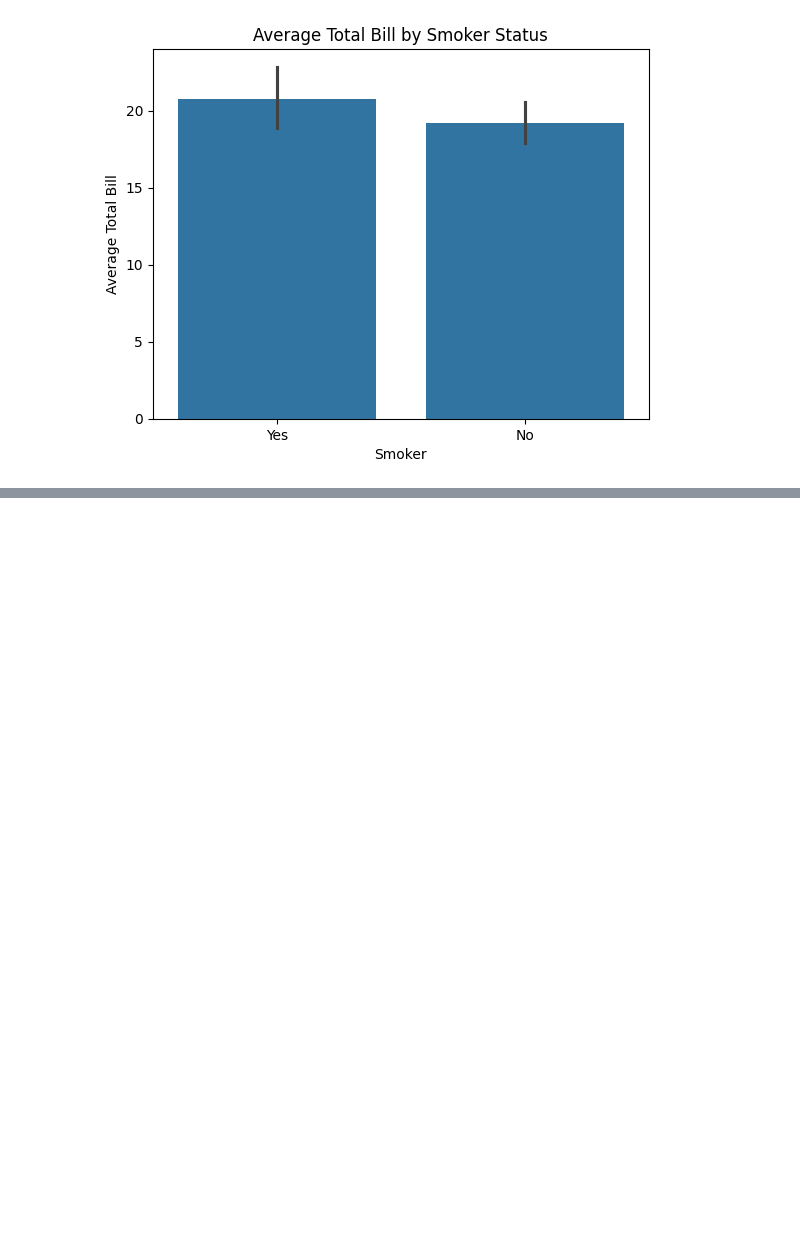
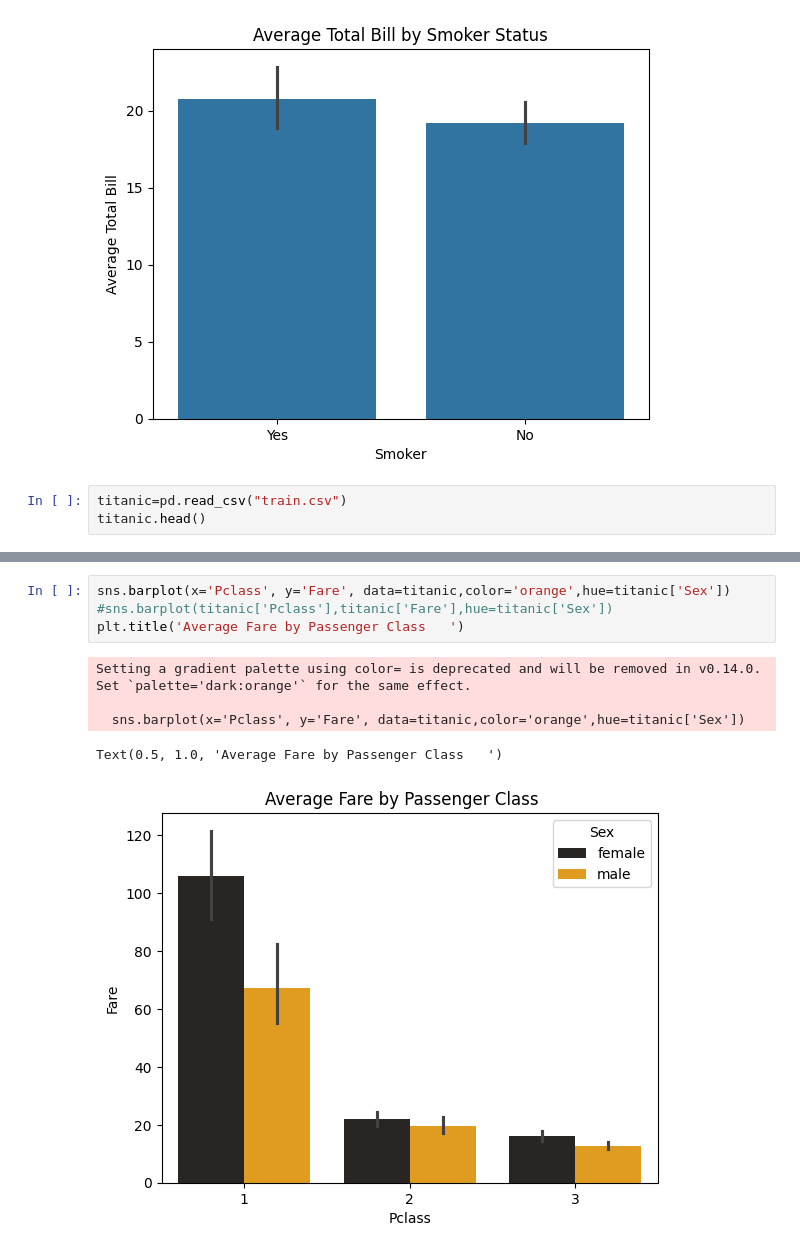
Before and after one commit to shubham-dahifale123/machine_learning, a Jupyter notebook: Exploratory_Data_Analysis.ipynb, the cells around one changed output, grey strips where cells are left out. Saved outputs shown, nothing was run; the diff lists cells and outputs as text; blank space fills up the shorter version.

```diff
--- a/Exploratory_Data_Analysis.ipynb
+++ b/Exploratory_Data_Analysis.ipynb
@@ -96,3 +96,6 @@ plt.ylabel('Average Total Bill')
 plt.show()
 # %% [output]
 [figure]
+# %%
+titanic=pd.read_csv("train.csv")
+titanic.head()
@@ -98,0 +109,10 @@ plt.show()
+# %%
+sns.barplot(x='Pclass', y='Fare', data=titanic,color='orange',hue=titanic['Sex'])
+#sns.barplot(titanic['Pclass'],titanic['Fare'],hue=titanic['Sex'])
+plt.title('Average Fare by Passenger Class   ')
+# %% [output]
+Setting a gradient palette using color= is deprecated and will be removed in v0.14.0. Set `palette='dark:orange'` for the same effect.
+
+  sns.barplot(x='Pclass', y='Fare', data=titanic,color='orange',hue=titanic['Sex'])
+Text(0.5, 1.0, 'Average Fare by Passenger Class   ')
+[figure, added]
```
Also changed, not shown: parts of 12 cells of this notebook.
